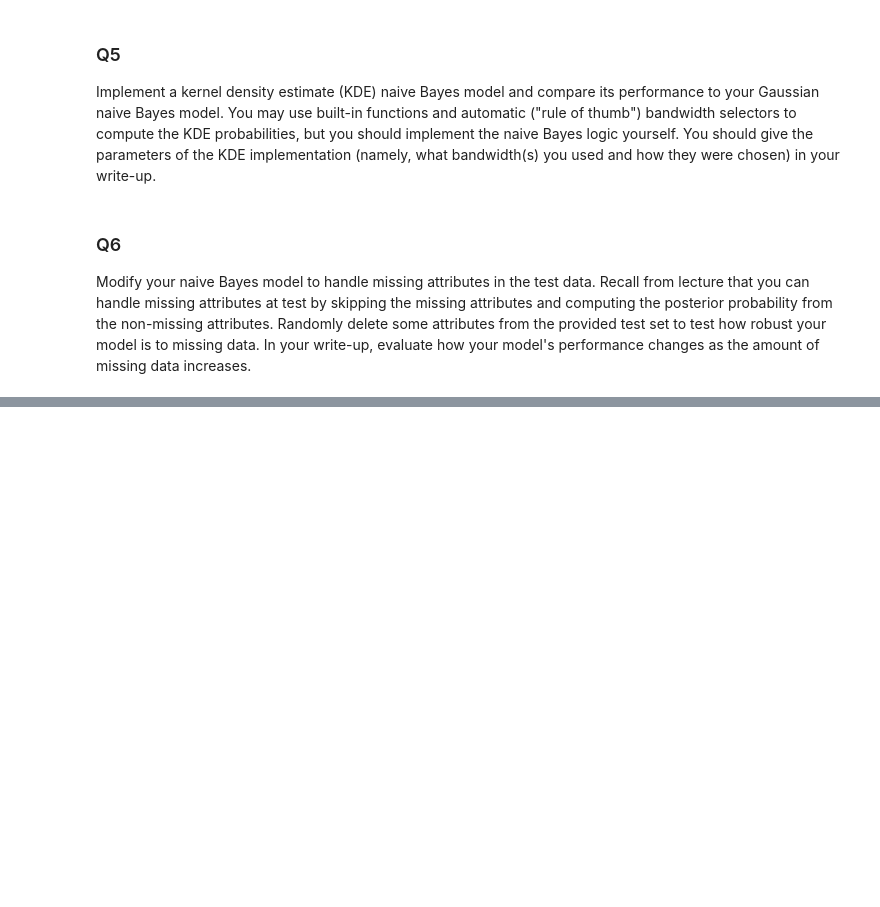
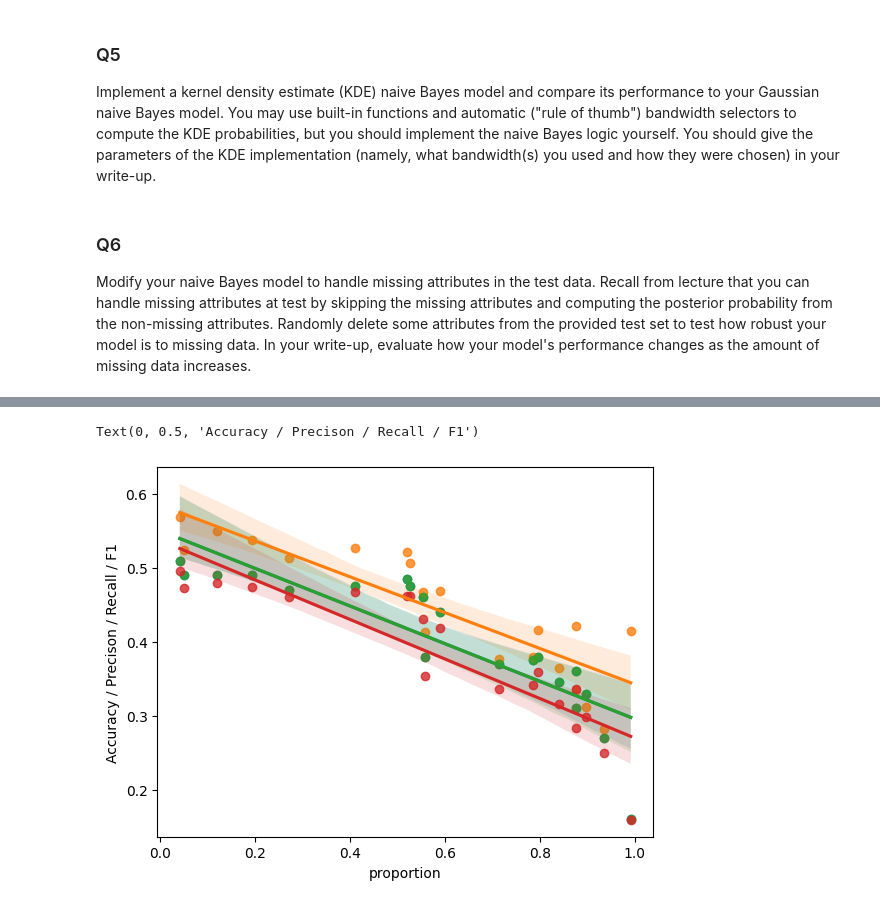
Before and after one commit to EasonXuUniMelb/ML_Ass1, a Jupyter notebook: COMP30027_2023_asst1_template.ipynb, the cells around one changed output, grey strips where cells are left out. Saved outputs shown, nothing was run; the diff lists cells and outputs as text; code cells hidden in the pictures; blank space fills up the shorter version.

```diff
--- a/COMP30027_2023_asst1_template.ipynb
+++ b/COMP30027_2023_asst1_template.ipynb
@@ -265,0 +294,7 @@ Modify your naive Bayes model to handle missing attributes in the test data. Rec
+# %%
+def delete_value_by_proportion(test_data_df, proportion):
+    df_copy = test_data_df.copy()
+    for col in df_copy.columns[1:-1]:
+        df_copy.loc[df_copy.sample(frac = proportion).index, col] = np.nan
+
+    return df_copy
@@ -265,0 +314,31 @@ Modify your naive Bayes model to handle missing attributes in the test data. Rec
+# %%
+# this function is used to run all the four basic functions, but can deal with missing values and return accuracy, precision, recall and f1 score, which are the evaluation results.
+def run_all_missing_value(train_file_name, test_file_name, proportion):
+    X_train, y_train, train_data_df = preprocess(train_file_name)
+    X_test, y_test, test_data_df = preprocess(test_file_name)
+
+    prior_prob, likelihood_parameters = train(X_train, y_train, train_data_df)
+
+    modefied_test = delete_value_by_proportion(test_data_df, proportion)
+    modefied_X = modefied_test.iloc[:, 1:-1]
+
+    choice_list = predict_missing_value(prior_prob, likelihood_parameters, modefied_X)
+
+    accuracy, precision, recall, f1 = evaluate(choice_list, y_test)
+
+    return accuracy, precision, recall, f1
+# %%
+train_file = 'COMP30027_2023_asst1_data\gztan_train.csv'
+test_file = 'COMP30027_2023_asst1_data\gztan_test.csv'
+
+# this give 20 random proportions from 0 to 1 and sorted from low to high
+proportions = sorted(np.random.uniform(0,1,20))
+results = list()
+
+for proportion in proportions:
+    accuracy, precision, recall, f1 = run_all_missing_value(train_file, test_file, proportion)
+    result = [proportion, accuracy, precision, recall, f1]
+    results.append(result)
+
+result_df = pd.DataFrame(results, columns=['proportion', 'accuracy', 'precision', 'recall', 'f1'])
+print(result_df)
@@ -265,0 +363,10 @@ Modify your naive Bayes model to handle missing attributes in the test data. Rec
+# %%
+# plot the points and regression lines for accuracy, precision, recall and f1 on the same graph
+sns.regplot(x = result_df['proportion'], y = result_df['accuracy'])
+sns.regplot(x = result_df['proportion'], y = result_df['precision'])
+sns.regplot(x = result_df['proportion'], y = result_df['recall'])
+sns.regplot(x = result_df['proportion'], y = result_df['f1'])
+plt.ylabel('Accuracy / Precison / Recall / F1')
+# %% [output]
+Text(0, 0.5, 'Accuracy / Precison / Recall / F1')
+[figure, added]
```
Also changed, not shown: parts of 16 cells of this notebook.
